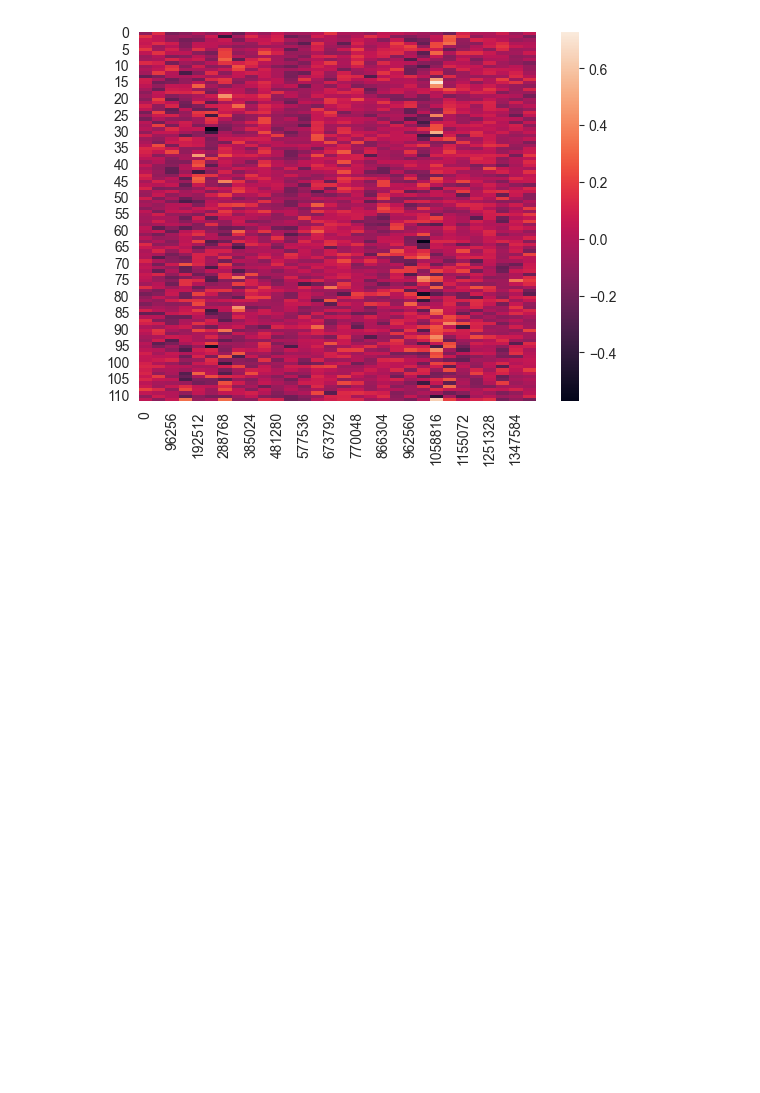
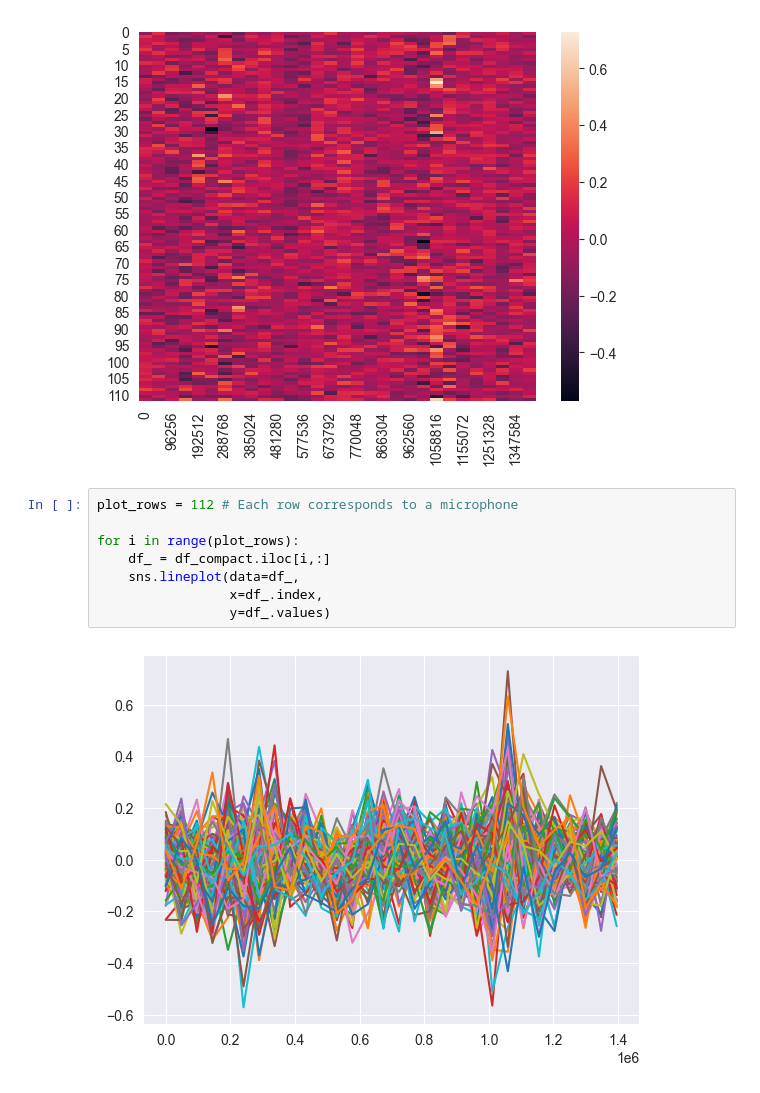
Before and after one commit to gonespral/wind-turbine-noise-measurement-and-prediction, a Jupyter notebook: data_analysis.ipynb, the cells around one changed output. Cells and saved outputs as stored; diff of their text form; blank space fills up the shorter version.

```diff
--- a/data_analysis.ipynb
+++ b/data_analysis.ipynb
@@ -58,3 +54,13 @@ sns.heatmap(df_compact)
 # %% [output]
 <AxesSubplot:>
 [figure]
+# %%
+plot_rows = 112 # Each row corresponds to a microphone
+
+for i in range(plot_rows):
+    df_ = df_compact.iloc[i,:]
+    sns.lineplot(data=df_,
+                 x=df_.index,
+                 y=df_.values)
+# %% [output]
+[figure, added]
```
Also changed, not shown: parts of 3 cells of this notebook.
